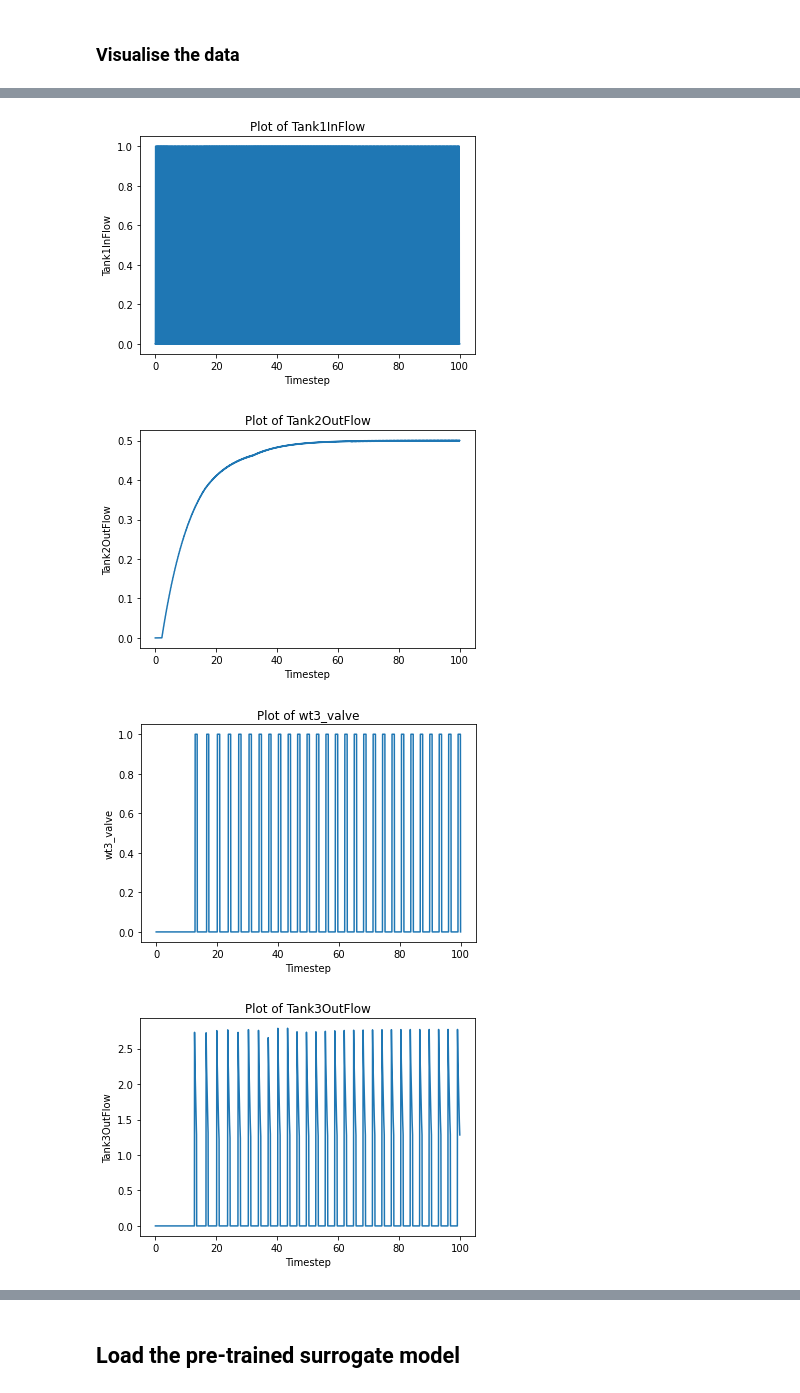
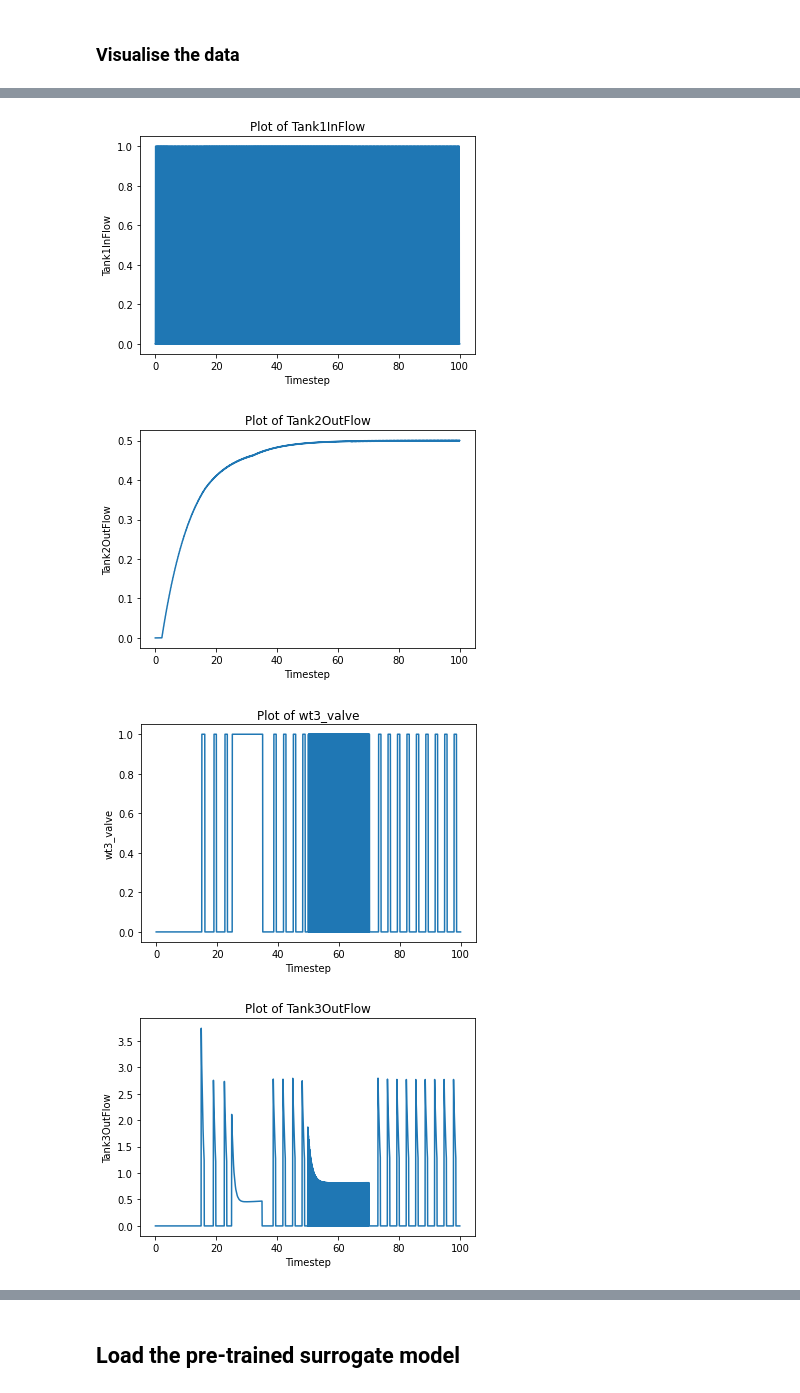
Before and after one commit to hayatu4islam/myRepo, a Jupyter notebook: Learning_Codes/Fault Injection (No faults).ipynb, the cells around one changed output, grey strips where cells are left out. Saved outputs shown, nothing was run; the diff lists cells and outputs as text; code cells hidden in the pictures.

```diff
--- a/Learning_Codes/Fault Injection (No faults).ipynb
+++ b/Learning_Codes/Fault Injection (No faults).ipynb
@@ -48,25 +48,25 @@ Series is stationary
 ### Visualise the data
 # %%
 from pandas import read_csv
-# mydata = read_csv('test.csv', header=0, index_col=0)
-mydata = read_csv('waterTank_Golden.csv', header=0, index_col=0)
+mydata = read_csv('test.csv', header=0, index_col=0)
+# mydata = read_csv('waterTank_Golden.csv', header=0, index_col=0)
 # attr = ["wt3_valve", "Tank1InFlow", "Tank1WaterLevel", "Tank3OutFlow", "Tank2.level"]
 attr = ["Tank1WaterLevel", "Tank2WaterLevel", "Tank1InFlow", "Tank2OutFlow", "wt3_valve", "Tank3OutFlow",  "Tank2.level"]
 for i in range(len(attr)):
     title = "Plot of "+str(attr[i])
     actual = mydata.iloc[:2000,i]
 #     actual = mydata.iloc[:,i]
     plt.title(title)
     plt.xlabel("Timestep")
     plt.ylabel(attr[i])
 #     plt.plot(actual, label="original")
     plt.plot(actual)
 #     plt.legend()
     plt.show()
 # %% [output]
 [figure]
 [figure]
 [figure]
 [figure]
-[figure, old version]
+[figure, new version]
-[figure, old version]
+[figure, new version]
```
Also changed, not shown: parts of 2 cells of this notebook.
